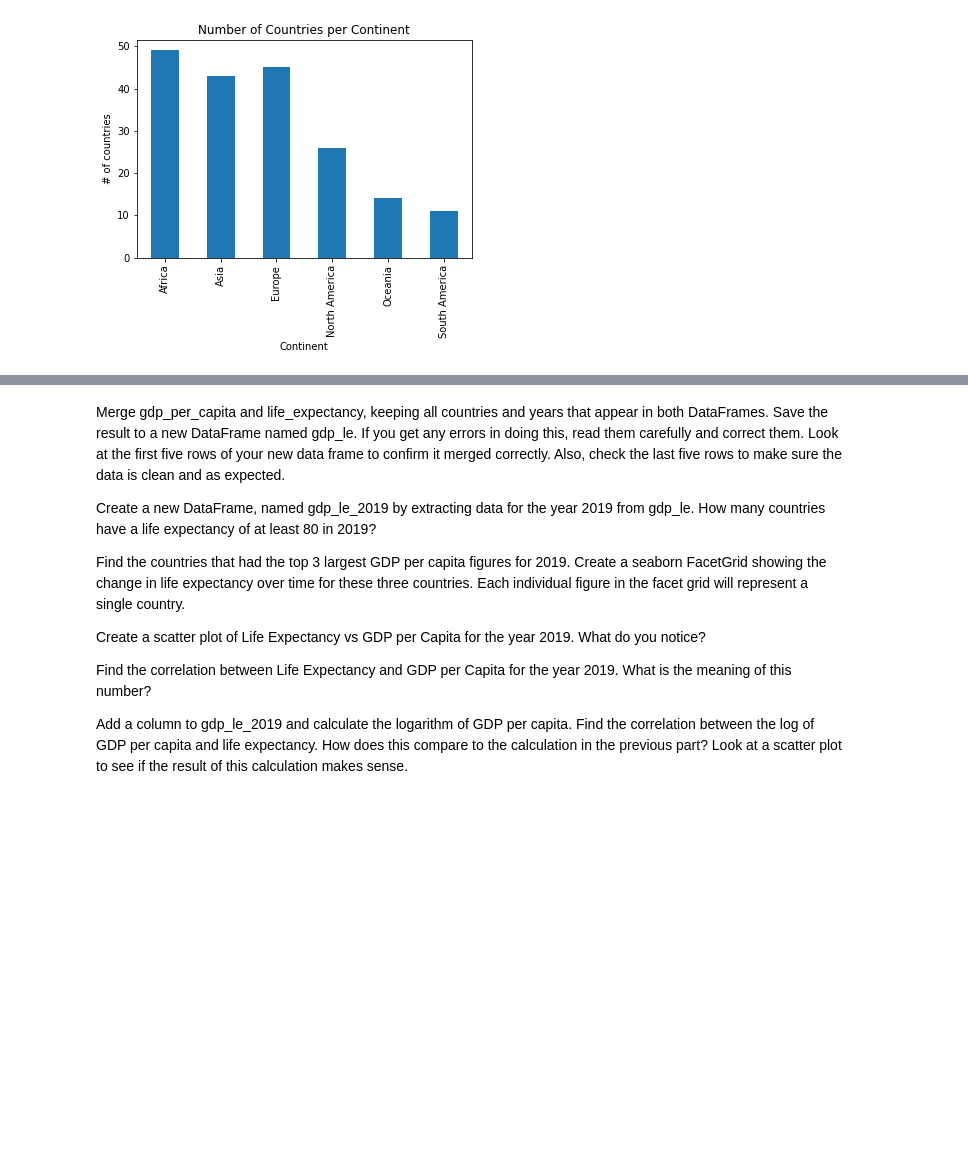
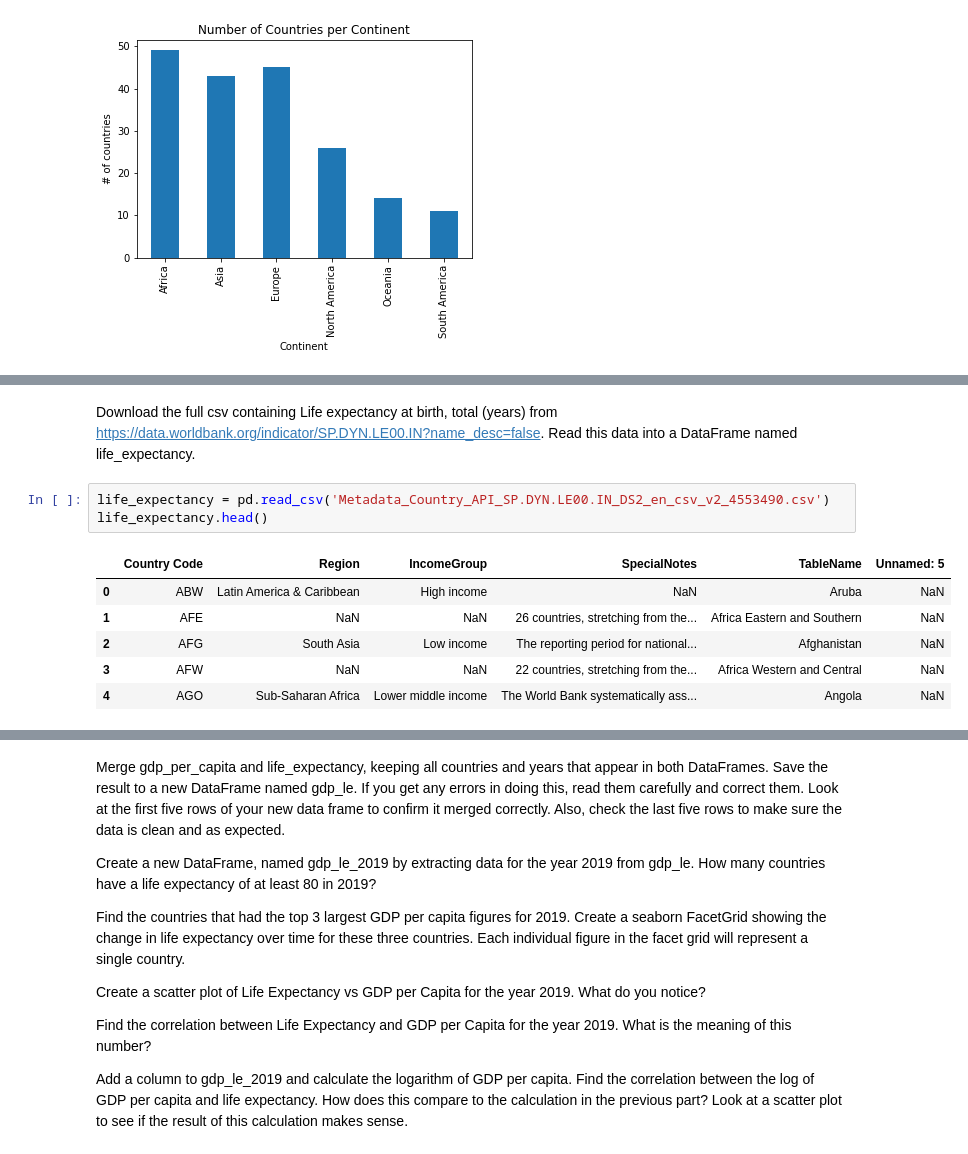
Before and after one commit to nss-data-science-cohort-6/un_data_question-bvanitsthian, a Jupyter notebook: UN_Data_Exploration.ipynb, the cells around one changed output, grey strips where cells are left out. Saved outputs shown, nothing was run; the diff lists cells and outputs as text; blank space fills up the shorter version.

```diff
--- a/UN_Data_Exploration.ipynb
+++ b/UN_Data_Exploration.ipynb
@@ -335,0 +330,12 @@ What was the first country with a life expectancy to exceed 80?
+# %% [markdown]
+Download the full csv containing Life expectancy at birth, total (years) from https://data.worldbank.org/indicator/SP.DYN.LE00.IN?name_desc=false. Read this data into a DataFrame named life_expectancy.
+# %%
+life_expectancy = pd.read_csv('Metadata_Country_API_SP.DYN.LE00.IN_DS2_en_csv_v2_4553490.csv')
+life_expectancy.head()
+# %% [output]
+|  | Country Code | Region | IncomeGroup | SpecialNotes | TableName | Unnamed: 5 |
+| 0 | ABW | Latin America & Caribbean | High income | NaN | Aruba | NaN |
+| 1 | AFE | NaN | NaN | 26 countries, stretching from the... | Africa Eastern and Southern | NaN |
+| 2 | AFG | South Asia | Low income | The reporting period for national... | Afghanistan | NaN |
+| 3 | AFW | NaN | NaN | 22 countries, stretching from the... | Africa Western and Central | NaN |
+| 4 | AGO | Sub-Saharan Africa | Lower middle income | The World Bank systematically ass... | Angola | NaN |
```
Also changed, not shown: parts of 21 cells of this notebook, 3 other files.
